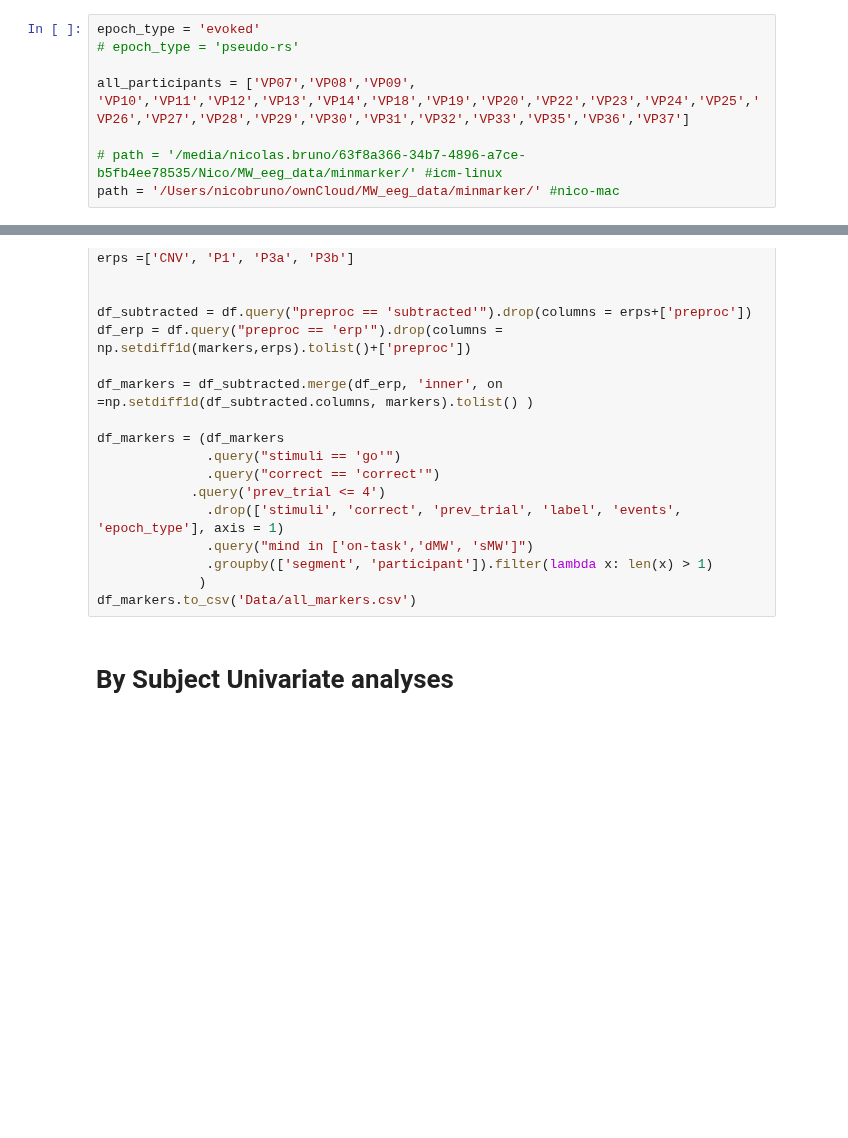
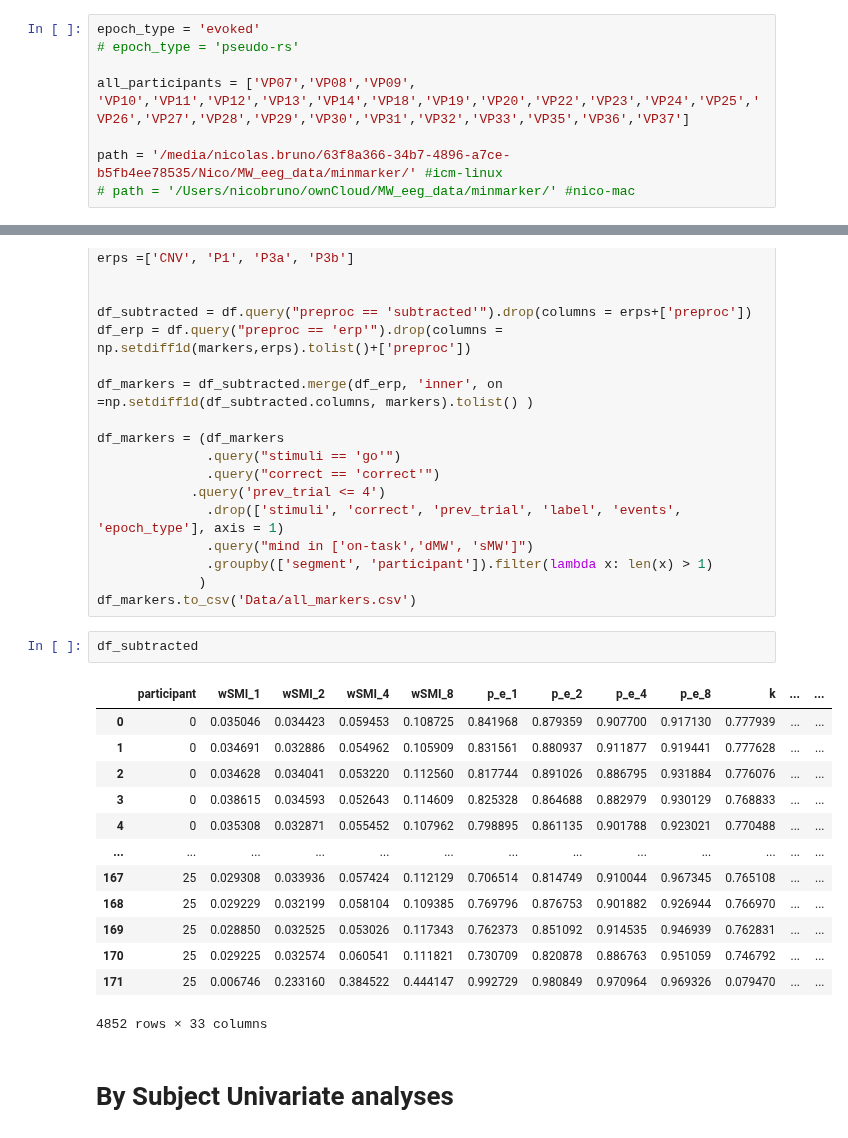
Before and after one commit to Nicobruno92/mw_markers_project, a Jupyter notebook: univariate_analysis.ipynb, the cells around one changed output, grey strips where cells are left out. Drawn from its saved outputs; the diff is of its cells as text; blank space fills up the shorter version.

```diff
--- a/univariate_analysis.ipynb
+++ b/univariate_analysis.ipynb
@@ -70,8 +72,8 @@ epoch_type = 'evoked'
 
 all_participants = ['VP07','VP08','VP09', 'VP10','VP11','VP12','VP13','VP14','VP18','VP19','VP20','VP22','VP23','VP24','VP25','VP26','VP27','VP28','VP29','VP30','VP31','VP32','VP33','VP35','VP36','VP37']
 
-# path = '/media/nicolas.bruno/63f8a366-34b7-4896-a7ce-b5fb4ee78535/Nico/MW_eeg_data/minmarker/' #icm-linux
-path = '/Users/nicobruno/ownCloud/MW_eeg_data/minmarker/' #nico-mac
+path = '/media/nicolas.bruno/63f8a366-34b7-4896-a7ce-b5fb4ee78535/Nico/MW_eeg_data/minmarker/' #icm-linux
+# path = '/Users/nicobruno/ownCloud/MW_eeg_data/minmarker/' #nico-mac
 # %%
 df = pd.DataFrame()
 
@@ -106,6 +108,22 @@ df_markers = (df_markers
               .groupby(['segment', 'participant']).filter(lambda x: len(x) > 1)
              )
 df_markers.to_csv('Data/all_markers.csv')
+# %%
+df_subtracted
+# %% [output]
+|  | participant | wSMI_1 | wSMI_2 | wSMI_4 | wSMI_8 | p_e_1 | p_e_2 | p_e_4 | p_e_8 | k | ... | ... |
+| 0 | 0 | 0.035046 | 0.034423 | 0.059453 | 0.108725 | 0.841968 | 0.879359 | 0.907700 | 0.917130 | 0.777939 | ... | ... |
+| 1 | 0 | 0.034691 | 0.032886 | 0.054962 | 0.105909 | 0.831561 | 0.880937 | 0.911877 | 0.919441 | 0.777628 | ... | ... |
+| 2 | 0 | 0.034628 | 0.034041 | 0.053220 | 0.112560 | 0.817744 | 0.891026 | 0.886795 | 0.931884 | 0.776076 | ... | ... |
+| 3 | 0 | 0.038615 | 0.034593 | 0.052643 | 0.114609 | 0.825328 | 0.864688 | 0.882979 | 0.930129 | 0.768833 | ... | ... |
+| 4 | 0 | 0.035308 | 0.032871 | 0.055452 | 0.107962 | 0.798895 | 0.861135 | 0.901788 | 0.923021 | 0.770488 | ... | ... |
+| ... | ... | ... | ... | ... | ... | ... | ... | ... | ... | ... | ... | ... |
+| 167 | 25 | 0.029308 | 0.033936 | 0.057424 | 0.112129 | 0.706514 | 0.814749 | 0.910044 | 0.967345 | 0.765108 | ... | ... |
+| 168 | 25 | 0.029229 | 0.032199 | 0.058104 | 0.109385 | 0.769796 | 0.876753 | 0.901882 | 0.926944 | 0.766970 | ... | ... |
+| 169 | 25 | 0.028850 | 0.032525 | 0.053026 | 0.117343 | 0.762373 | 0.851092 | 0.914535 | 0.946939 | 0.762831 | ... | ... |
+| 170 | 25 | 0.029225 | 0.032574 | 0.060541 | 0.111821 | 0.730709 | 0.820878 | 0.886763 | 0.951059 | 0.746792 | ... | ... |
+| 171 | 25 | 0.006746 | 0.233160 | 0.384522 | 0.444147 | 0.992729 | 0.980849 | 0.970964 | 0.969326 | 0.079470 | ... | ... |
+4852 rows × 33 columns
 # %% [markdown]
 # By Subject Univariate analyses
 # %% [markdown]
```
Also changed, not shown: parts of 6 cells of this notebook, 17 other files.
